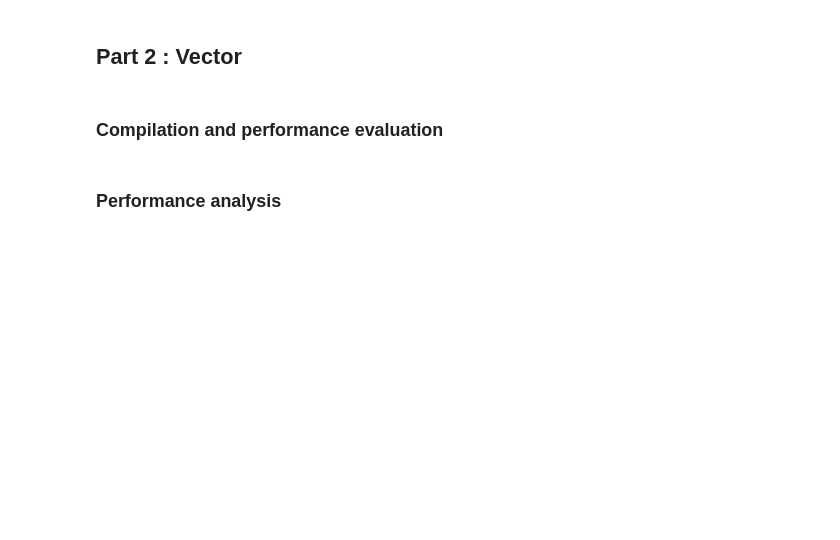
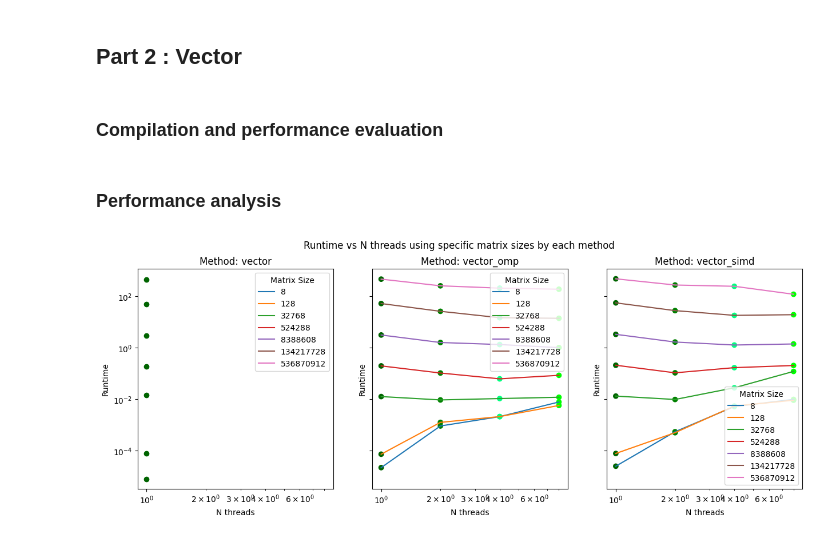
Before and after one commit to patriciobcs/multiprocessing-analysis, a Jupyter notebook: cuda/analysis.ipynb, the cells around one changed output. Saved outputs shown, nothing was run; the diff lists cells and outputs as text; code cells hidden in the pictures; blank space fills up the shorter version.

```diff
--- a/cuda/analysis.ipynb
+++ b/cuda/analysis.ipynb
@@ -88,0 +126,45 @@ plt.show()
+# %%
+df_vector = pd.read_csv("vector.csv")
+df_omp = pd.read_csv("vector_omp.csv")
+df_simd = pd.read_csv("vector_simd.csv")
+
+
+df_vector["method"] = "vector"
+df_omp["method"] = "vector_omp"
+df_simd["method"] = "vector_simd"
+
+df_vector_methods = pd.concat([df_vector, df_omp, df_simd])
+
+df_vector_methods["S"] = df_vector_methods["N"] * df_vector_methods["M"]
+# %%
+color_num_threads = {1 : "darkgreen", 2 : "green", 4 : "springgreen", 8 : "lime"}
+ax_methods = { "vector": [0,0], "vector_omp": [1, 0], "vector_simd": [2, 0]}
+
+x = 'S'
+y = 'time'
+
+fig, axs = plt.subplots(1, 3, figsize=(15, 5), sharex=True, sharey=True)
+
+for x_value in df_vector_methods[x].unique():
+    for method in df_vector_methods['method'].unique():
+        ax_x, ax_y = ax_methods[method];
+        ax = axs[ax_x]
+
+        df_x_value = df_vector_methods[(df_vector_methods[x] == int(x_value))]
+        df_plot = df_x_value[df_x_value['method'] == method]
+
+        mean_stats = df_plot.groupby([x,'method', 'num_threads']).mean().reset_index()
+
+        ax.plot(mean_stats['num_threads'], mean_stats[y], linestyle="solid", label=x_value)
+        sct = ax.scatter(df_plot['num_threads'], df_plot[y], c=df_plot['num_threads'].apply(lambda n : color_num_threads[n]))
+        ax.set_xlabel("N threads")
+        ax.set_ylabel("Runtime")
+        ax.set_xscale('log')
+        ax.set_yscale('log')
+        ax.set_title("Method: " + method)
+        ax.legend(title="Matrix Size")
+
+fig.suptitle('Runtime vs N threads using specific matrix sizes by each method', fontsize='large')
+plt.show()
+# %% [output]
+[figure, added]
```
Also changed, not shown: parts of 15 cells of this notebook.
